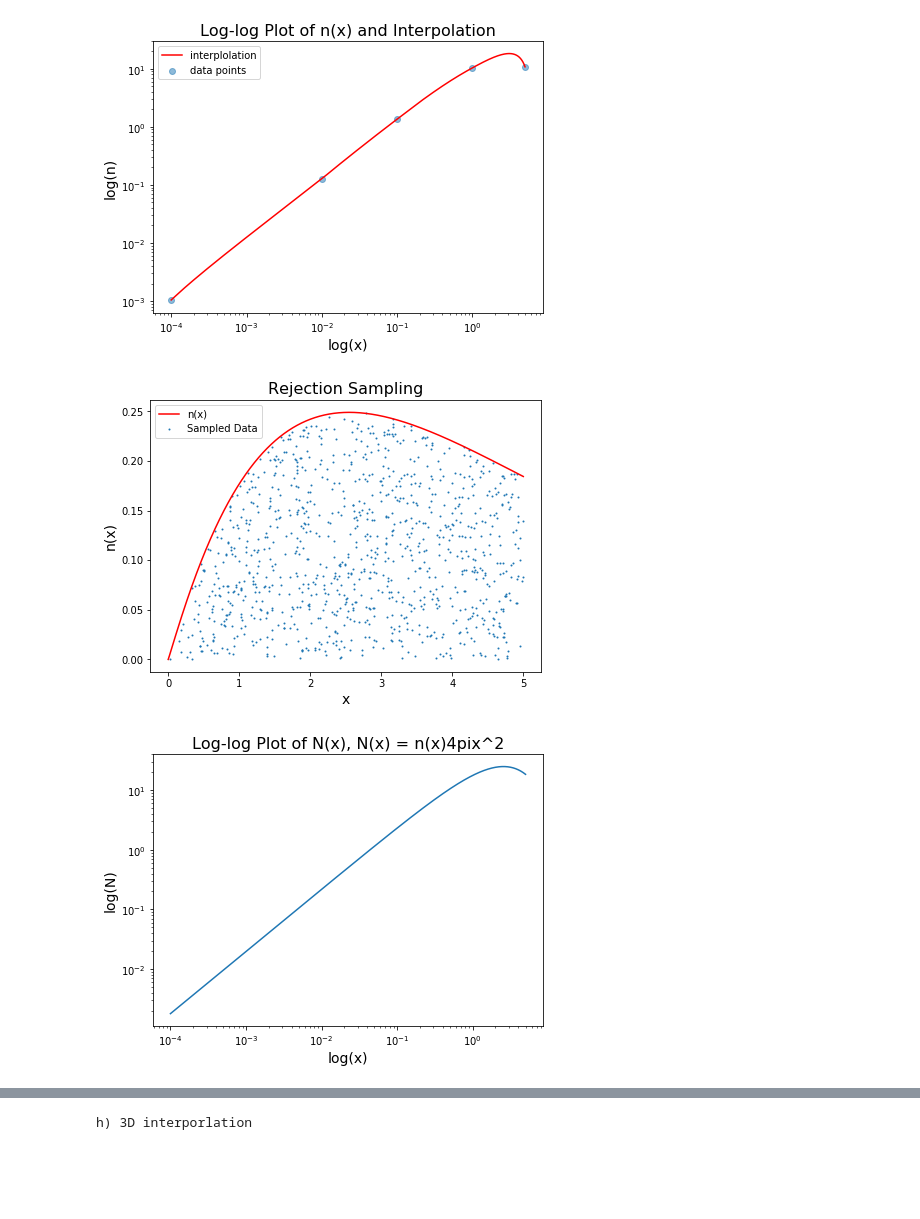
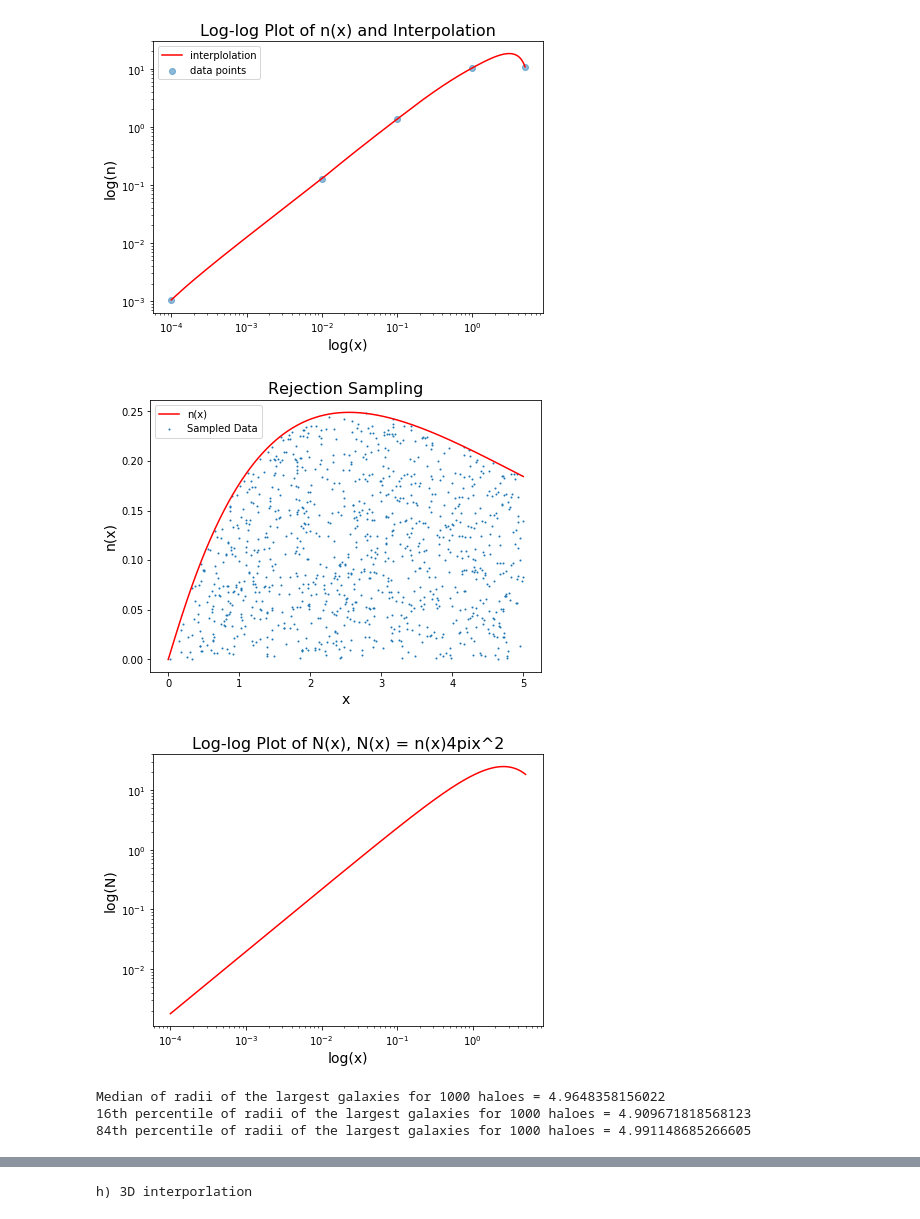
Before and after one commit to ruoyanwangdr/Numerical-Recipes-In-Astrophysics, a Jupyter notebook: handin1.ipynb, the cells around one changed output, grey strips where cells are left out. Cells and saved outputs as stored; diff of their text form; code cells hidden in the pictures; blank space fills up the shorter version.

Commit message:
Update median and quantile

```diff
--- a/handin1.ipynb
+++ b/handin1.ipynb
@@ -466,16 +466,27 @@ def median(lst):
         return sorted(lst)[quotient]
     return float(sum(sorted(lst)[quotient - 1:quotient + 1]) / 2)
 
-print('Median of radii of 100 satellite galaxies in one halo = '+str(median(one_halo_100_sat[0])))
-
 # Define quantile function.
 def quantile(lst, per):
     i = int(0.01*per*len(lst))
     quant = sorted(lst)[i]
     return quant
 
-print('16th percentile of radii of 100 satellite galaxies in one halo = '+str(quantile(one_halo_100_sat[0], 16)))
-print('84th percentile of radii of 100 satellite galaxies in one halo = '+str(quantile(one_halo_100_sat[0], 84)))
+# Take the radial bin of 1000 halos containing the largest number of galaxies.
+def largest_radial_bin(rad):
+    largest_number_of_galaxies = np.zeros(len(rad))
+    largest_radial = np.zeros(len(rad))
+    for i in range(len(largest_number_of_galaxies)):
+        largest_number_of_galaxies = max(rad[i])
+        largest_radial[i] = largest_number_of_galaxies
+    return largest_radial
+
+print('Median of radii of the largest galaxies for 1000 haloes = '
+      +str(median(largest_radial_bin(one_thousand_haloes[0]))))
+print('16th percentile of radii of the largest galaxies for 1000 haloes = '
+      +str(quantile(largest_radial_bin(one_thousand_haloes[0]), 16)))
+print('84th percentile of radii of the largest galaxies for 1000 haloes = '
+      +str(quantile(largest_radial_bin(one_thousand_haloes[0]), 84)))
 # %% [output]
 NUMERICAL RECIPES FOR ASTROPHYSICS - SPRING 2019
 First hand-in exercise
@@ -497,10 +508,32 @@ Median of radii of 100 satellite galaxies in one halo = 2.7239141800936255
 [figure]
 [figure]
 [figure]
 [figure]
-[figure, old version]
+[figure, new version]
 # %%
 one_thousand_haloes = multi_halo(1000)
+# %%
+# Take the radial bin of 1000 halos containing the largest number of galaxies.
+def largest_radial_bin(rad):
+    largest_number_of_galaxies = np.zeros(len(rad))
+    largest_radial = np.zeros(len(rad))
+    for i in range(len(largest_number_of_galaxies)):
+        largest_number_of_galaxies = max(rad[i])
+        largest_radial[i] = largest_number_of_galaxies
+    return largest_radial
+
+#largest_radial_bin(one_thousand_haloes[0])
+
+print('Median of radii of the largest galaxies for 1000 haloes = '
+      +str(median(largest_radial_bin(one_thousand_haloes[0]))))
+print('16th percentile of radii of the largest galaxies for 1000 haloes = '
+      +str(quantile(largest_radial_bin(one_thousand_haloes[0]), 16)))
+print('84th percentile of radii of the largest galaxies for 1000 haloes = '
+      +str(quantile(largest_radial_bin(one_thousand_haloes[0]), 84)))
+# %% [output]
+Median of radii of the largest galaxies for 1000 haloes = 4.9648358156022
+16th percentile of radii of the largest galaxies for 1000 haloes = 4.909671818568123
+84th percentile of radii of the largest galaxies for 1000 haloes = 4.991148685266605
 # %%
 plt.hist(one_thousand_haloes[0][0], bins=20, range=(1.e-4,5), alpha=0.5, histtype='bar', ec='black')
 # %% [output]
```
Also changed, not shown: parts of 8 cells of this notebook.
